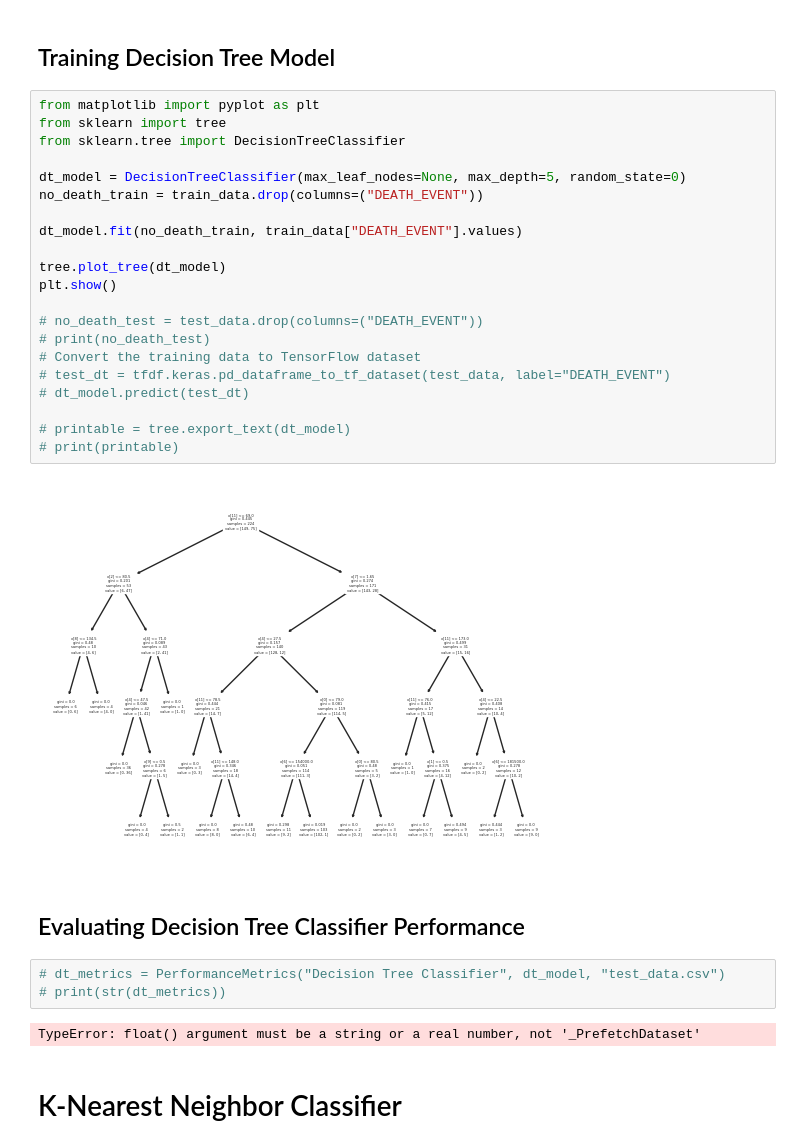
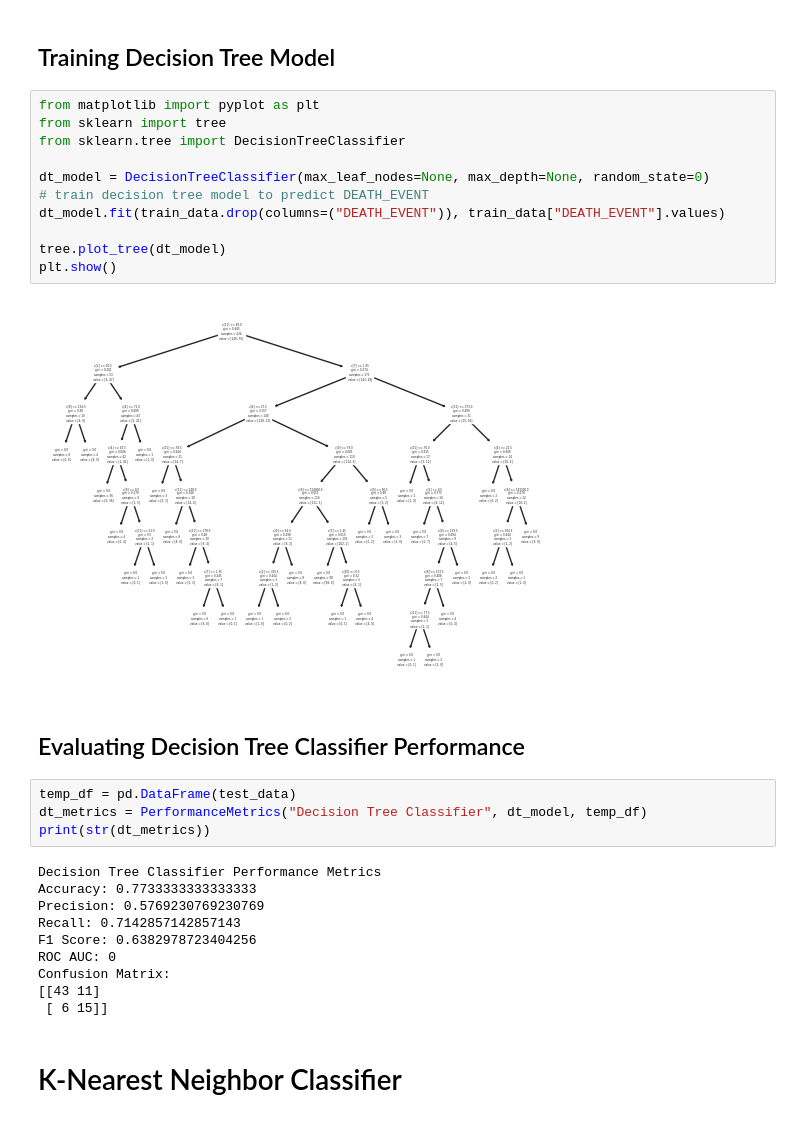
Before and after one commit to alexanderreese/CS491, a Jupyter notebook: Assignment2/Lab2_Submission.ipynb, the cells around one changed output. Drawn from its saved outputs; the diff is of its cells as text.

Commit message:
Completed decision tree

```diff
--- a/Assignment2/Lab2_Submission.ipynb
+++ b/Assignment2/Lab2_Submission.ipynb
@@ -317,33 +329,32 @@ Requirement already satisfied: oauthlib>=3.0.0 in /home/scott/miniconda3/lib/pyt
 # %%
 from matplotlib import pyplot as plt
 from sklearn import tree
 from sklearn.tree import DecisionTreeClassifier
 
-dt_model = DecisionTreeClassifier(max_leaf_nodes=None, max_depth=5, random_state=0)
-no_death_train = train_data.drop(columns=("DEATH_EVENT"))
-
-dt_model.fit(no_death_train, train_data["DEATH_EVENT"].values)
+dt_model = DecisionTreeClassifier(max_leaf_nodes=None, max_depth=None, random_state=0)
+# train decision tree model to predict DEATH_EVENT
+dt_model.fit(train_data.drop(columns=("DEATH_EVENT")), train_data["DEATH_EVENT"].values)
 
 tree.plot_tree(dt_model)
 plt.show()
-
-# no_death_test = test_data.drop(columns=("DEATH_EVENT"))
-# print(no_death_test)
-# Convert the training data to TensorFlow dataset
-# test_dt = tfdf.keras.pd_dataframe_to_tf_dataset(test_data, label="DEATH_EVENT")
-# dt_model.predict(test_dt)
-
-# printable = tree.export_text(dt_model)
-# print(printable)
 # %% [output]
-[figure, old version]
+[figure, new version]
 # %% [markdown]
 ## Evaluating Decision Tree Classifier Performance
 # %%
-# dt_metrics = PerformanceMetrics("Decision Tree Classifier", dt_model, "test_data.csv")
-# print(str(dt_metrics))
+temp_df = pd.DataFrame(test_data)
+dt_metrics = PerformanceMetrics("Decision Tree Classifier", dt_model, temp_df)
+print(str(dt_metrics))
 # %% [output]
-TypeError: float() argument must be a string or a real number, not '_PrefetchDataset'
+Decision Tree Classifier Performance Metrics
+Accuracy: 0.7733333333333333
+Precision: 0.5769230769230769
+Recall: 0.7142857142857143
+F1 Score: 0.6382978723404256
+ROC AUC: 0
+Confusion Matrix:
+[[43 11]
+ [ 6 15]]
 # %% [markdown]
 # K-Nearest Neighbor Classifier
 # %% [markdown]
```
Also changed, not shown: parts of 4 cells of this notebook.
